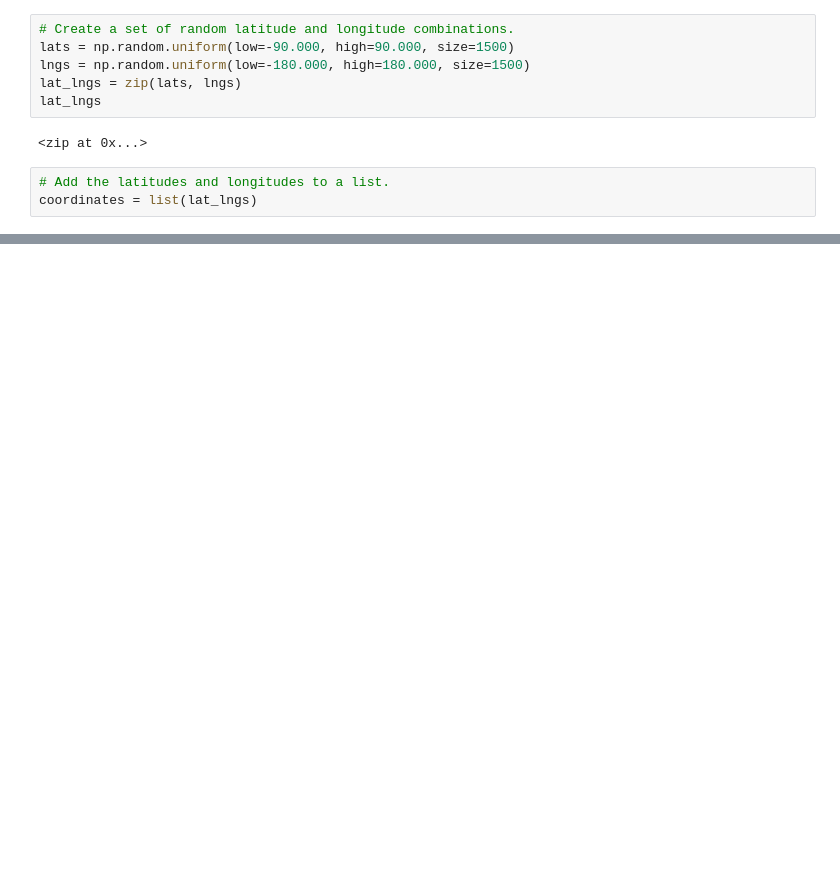
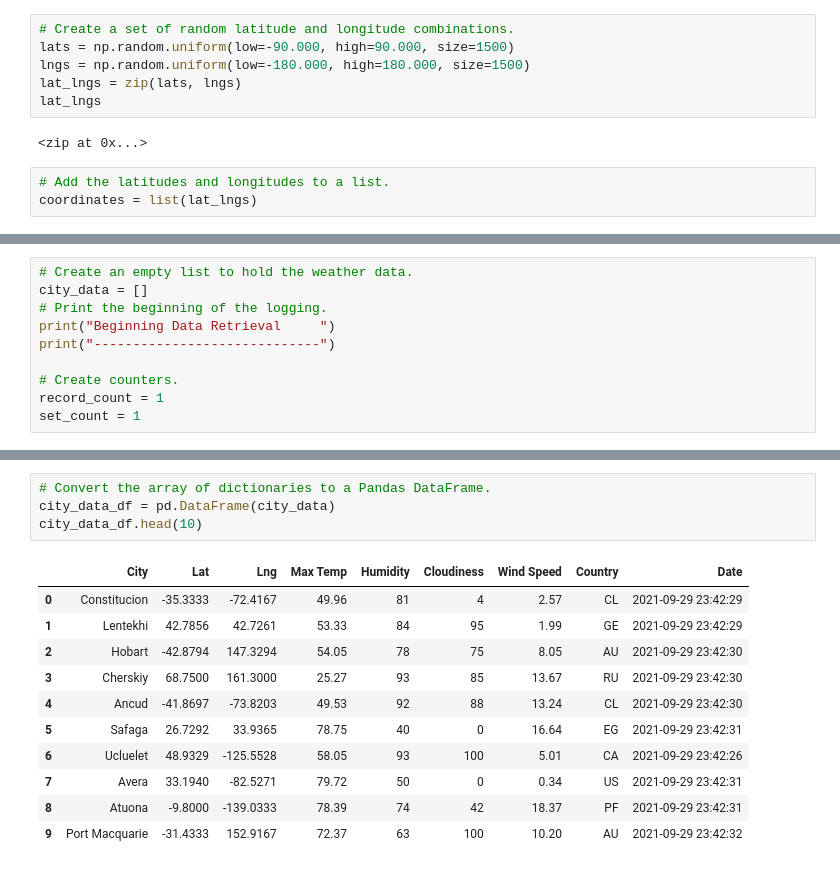
Before and after one commit to velasciraptor/World_Weather_Analysis, a Jupyter notebook: WeatherPy.ipynb, the cells around one changed output, grey strips where cells are left out. Drawn from its saved outputs; the diff is of its cells as text; blank space fills up the shorter version.

```diff
--- a/WeatherPy.ipynb
+++ b/WeatherPy.ipynb
@@ -33,0 +55,10 @@ len(cities)
+# %%
+# Create an empty list to hold the weather data.
+city_data = []
+# Print the beginning of the logging.
+print("Beginning Data Retrieval     ")
+print("-----------------------------")
+
+# Create counters.
+record_count = 1
+set_count = 1
@@ -33,0 +138,16 @@ len(cities)
+# %%
+# Convert the array of dictionaries to a Pandas DataFrame.
+city_data_df = pd.DataFrame(city_data)
+city_data_df.head(10)
+# %% [output]
+|  | City | Lat | Lng | Max Temp | Humidity | Cloudiness | Wind Speed | Country | Date |
+| 0 | Constitucion | -35.3333 | -72.4167 | 49.96 | 81 | 4 | 2.57 | CL | 2021-09-29 23:42:29 |
+| 1 | Lentekhi | 42.7856 | 42.7261 | 53.33 | 84 | 95 | 1.99 | GE | 2021-09-29 23:42:29 |
+| 2 | Hobart | -42.8794 | 147.3294 | 54.05 | 78 | 75 | 8.05 | AU | 2021-09-29 23:42:30 |
+| 3 | Cherskiy | 68.7500 | 161.3000 | 25.27 | 93 | 85 | 13.67 | RU | 2021-09-29 23:42:30 |
+| 4 | Ancud | -41.8697 | -73.8203 | 49.53 | 92 | 88 | 13.24 | CL | 2021-09-29 23:42:30 |
+| 5 | Safaga | 26.7292 | 33.9365 | 78.75 | 40 | 0 | 16.64 | EG | 2021-09-29 23:42:31 |
+| 6 | Ucluelet | 48.9329 | -125.5528 | 58.05 | 93 | 100 | 5.01 | CA | 2021-09-29 23:42:26 |
+| 7 | Avera | 33.1940 | -82.5271 | 79.72 | 50 | 0 | 0.34 | US | 2021-09-29 23:42:31 |
+| 8 | Atuona | -9.8000 | -139.0333 | 78.39 | 74 | 42 | 18.37 | PF | 2021-09-29 23:42:31 |
+| 9 | Port Macquarie | -31.4333 | 152.9167 | 72.37 | 63 | 100 | 10.20 | AU | 2021-09-29 23:42:32 |
```
Also changed, not shown: parts of 7 cells of this notebook, 2 other files.
